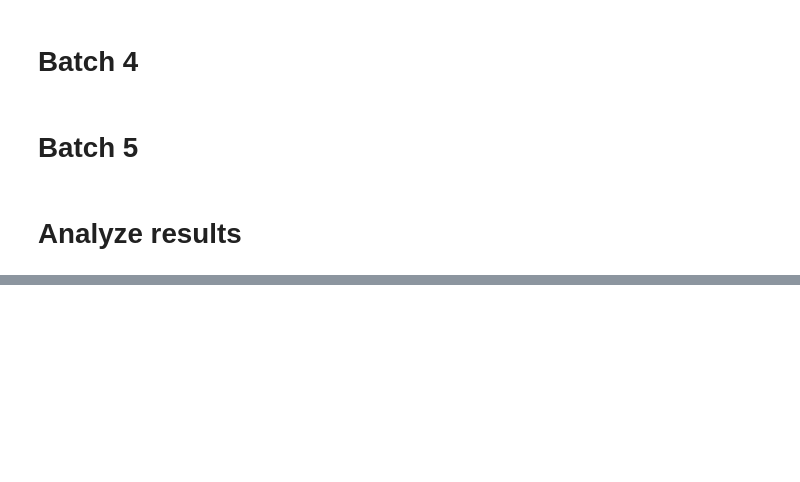
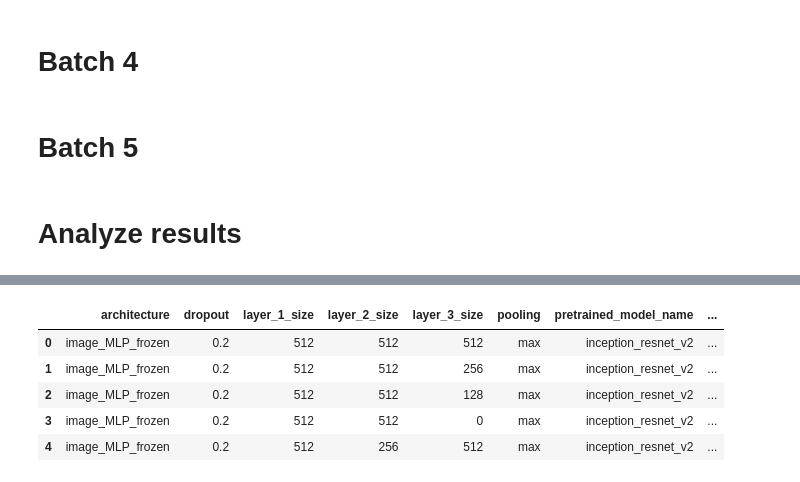
Before and after one commit to alxcnwy/Deep-Neural-Networks-for-Video-Classification, a Jupyter notebook: notebooks/experiments_create_lists.ipynb, the cells around one changed output, grey strips where cells are left out. Cells and saved outputs as stored; diff of their text form; code cells hidden in the pictures; blank space fills up the shorter version.

```diff
--- a/notebooks/experiments_create_lists.ipynb
+++ b/notebooks/experiments_create_lists.ipynb
@@ -260,0 +251,9 @@ results.head(10).T
+# %%
+experiments.head()
+# %% [output]
+|  | architecture | dropout | layer_1_size | layer_2_size | layer_3_size | pooling | pretrained_model_name | ... |
+| 0 | image_MLP_frozen | 0.2 | 512 | 512 | 512 | max | inception_resnet_v2 | ... |
+| 1 | image_MLP_frozen | 0.2 | 512 | 512 | 256 | max | inception_resnet_v2 | ... |
+| 2 | image_MLP_frozen | 0.2 | 512 | 512 | 128 | max | inception_resnet_v2 | ... |
+| 3 | image_MLP_frozen | 0.2 | 512 | 512 | 0 | max | inception_resnet_v2 | ... |
+| 4 | image_MLP_frozen | 0.2 | 512 | 256 | 512 | max | inception_resnet_v2 | ... |
```
Also changed, not shown: parts of 18 cells of this notebook, 11 other files.
